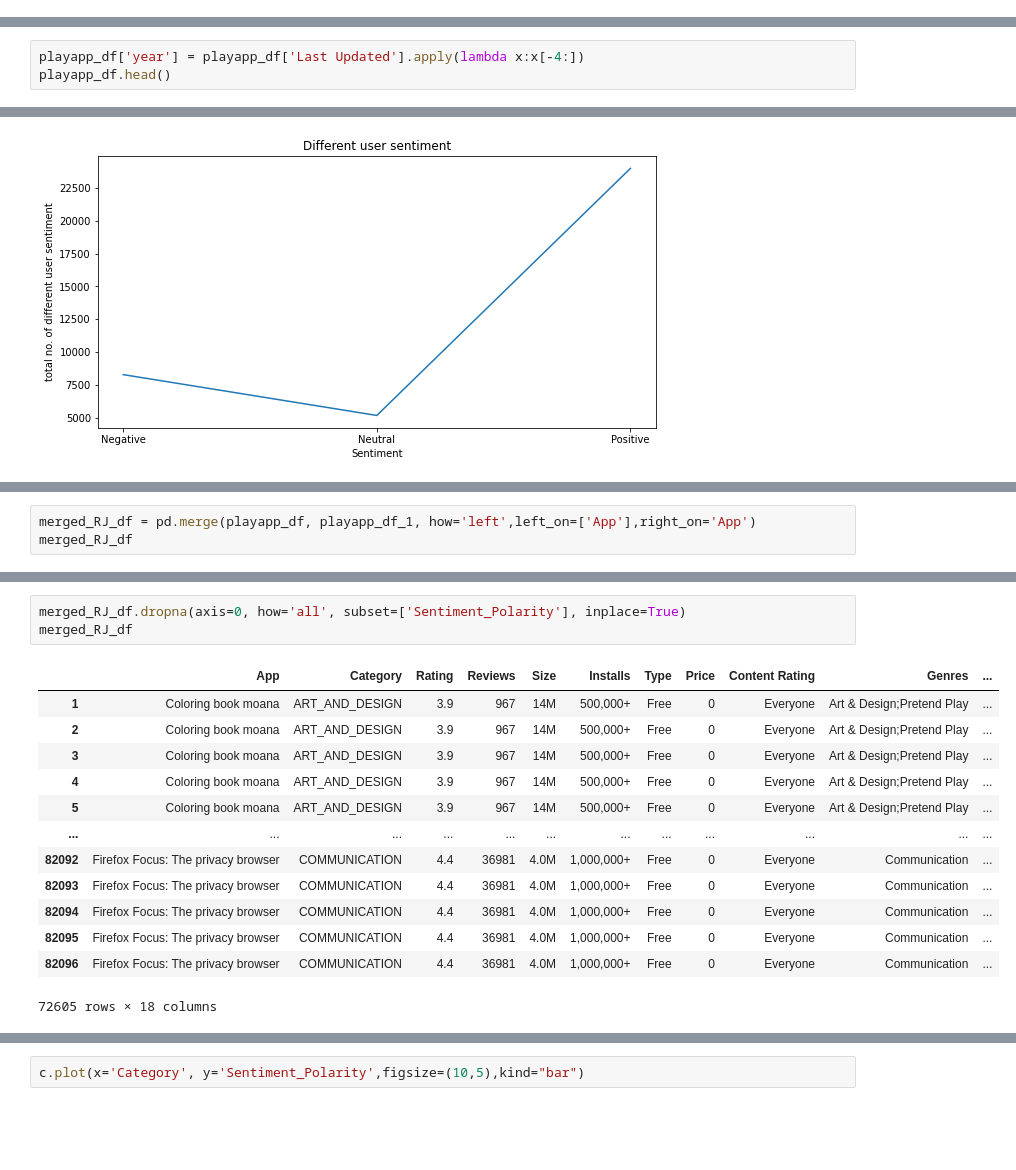
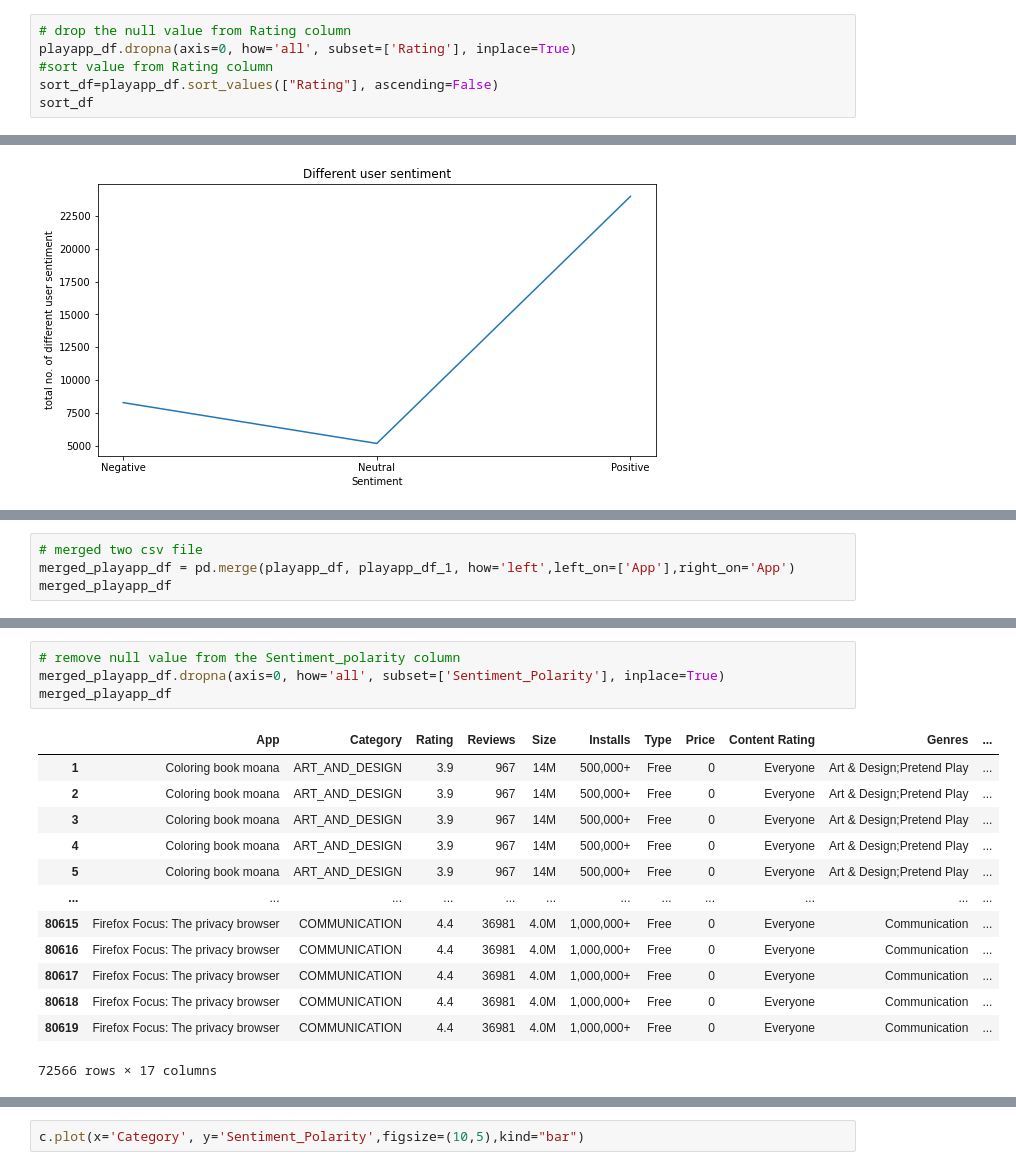
Before and after one commit to deepika-2411/Capstone-Project_Play_Store-Data-Analysis, a Jupyter notebook: Copy_of_Play_Store_App_Review_Analysis_Capstone_Project.ipynb, the cells around one changed output, grey strips where cells are left out. Drawn from its saved outputs; the diff is of its cells as text; blank space fills up the shorter version.

```diff
--- a/Copy_of_Play_Store_App_Review_Analysis_Capstone_Project.ipynb
+++ b/Copy_of_Play_Store_App_Review_Analysis_Capstone_Project.ipynb
@@ -52,0 +40,6 @@ sort_df
+# %%
+# drop the null value from Rating column
+playapp_df.dropna(axis=0, how='all', subset=['Rating'], inplace=True)
+#sort value from Rating column
+sort_df=playapp_df.sort_values(["Rating"], ascending=False)
+sort_df
@@ -92,3 +119,0 @@ TypeError: ignored
-# %%
-playapp_df['year'] = playapp_df['Last Updated'].apply(lambda x:x[-4:])
-playapp_df.head()
@@ -214,8 +188,9 @@ plt.xlabel('Sentiment')
 Text(0.5, 0, 'Sentiment')
 [figure]
 # %%
-merged_RJ_df = pd.merge(playapp_df, playapp_df_1, how='left',left_on=['App'],right_on='App')
-merged_RJ_df
+# merged two csv file
+merged_playapp_df = pd.merge(playapp_df, playapp_df_1, how='left',left_on=['App'],right_on='App')
+merged_playapp_df
 # %% [output]
 |  | App | Category | Rating | Reviews | Size | Installs | Type | Price | Content Rating | Genres | ... |
 | 0 | Photo Editor & Candy Camera & Gri... | ART_AND_DESIGN | 4.1 | 159 | 19M | 10,000+ | Free | 0 | Everyone | Art & Design | ... |
@@ -233,17 +208,18 @@ merged_RJ_df
 # %%
-merged_RJ_df.dropna(axis=0, how='all', subset=['Sentiment_Polarity'], inplace=True)
-merged_RJ_df
+# remove null value from the Sentiment_polarity column
+merged_playapp_df.dropna(axis=0, how='all', subset=['Sentiment_Polarity'], inplace=True)
+merged_playapp_df
 # %% [output]
 |  | App | Category | Rating | Reviews | Size | Installs | Type | Price | Content Rating | Genres | ... |
 | 1 | Coloring book moana | ART_AND_DESIGN | 3.9 | 967 | 14M | 500,000+ | Free | 0 | Everyone | Art & Design;Pretend Play | ... |
 | 2 | Coloring book moana | ART_AND_DESIGN | 3.9 | 967 | 14M | 500,000+ | Free | 0 | Everyone | Art & Design;Pretend Play | ... |
 | 3 | Coloring book moana | ART_AND_DESIGN | 3.9 | 967 | 14M | 500,000+ | Free | 0 | Everyone | Art & Design;Pretend Play | ... |
 | 4 | Coloring book moana | ART_AND_DESIGN | 3.9 | 967 | 14M | 500,000+ | Free | 0 | Everyone | Art & Design;Pretend Play | ... |
 | 5 | Coloring book moana | ART_AND_DESIGN | 3.9 | 967 | 14M | 500,000+ | Free | 0 | Everyone | Art & Design;Pretend Play | ... |
 | ... | ... | ... | ... | ... | ... | ... | ... | ... | ... | ... | ... |
-| 82092 | Firefox Focus: The privacy browser | COMMUNICATION | 4.4 | 36981 | 4.0M | 1,000,000+ | Free | 0 | Everyone | Communication | ... |
-| 82093 | Firefox Focus: The privacy browser | COMMUNICATION | 4.4 | 36981 | 4.0M | 1,000,000+ | Free | 0 | Everyone | Communication | ... |
-| 82094 | Firefox Focus: The privacy browser | COMMUNICATION | 4.4 | 36981 | 4.0M | 1,000,000+ | Free | 0 | Everyone | Communication | ... |
-| 82095 | Firefox Focus: The privacy browser | COMMUNICATION | 4.4 | 36981 | 4.0M | 1,000,000+ | Free | 0 | Everyone | Communication | ... |
-| 82096 | Firefox Focus: The privacy browser | COMMUNICATION | 4.4 | 36981 | 4.0M | 1,000,000+ | Free | 0 | Everyone | Communication | ... |
+| 80615 | Firefox Focus: The privacy browser | COMMUNICATION | 4.4 | 36981 | 4.0M | 1,000,000+ | Free | 0 | Everyone | Communication | ... |
+| 80616 | Firefox Focus: The privacy browser | COMMUNICATION | 4.4 | 36981 | 4.0M | 1,000,000+ | Free | 0 | Everyone | Communication | ... |
+| 80617 | Firefox Focus: The privacy browser | COMMUNICATION | 4.4 | 36981 | 4.0M | 1,000,000+ | Free | 0 | Everyone | Communication | ... |
+| 80618 | Firefox Focus: The privacy browser | COMMUNICATION | 4.4 | 36981 | 4.0M | 1,000,000+ | Free | 0 | Everyone | Communication | ... |
+| 80619 | Firefox Focus: The privacy browser | COMMUNICATION | 4.4 | 36981 | 4.0M | 1,000,000+ | Free | 0 | Everyone | Communication | ... |
-72605 rows × 18 columns
+72566 rows × 17 columns
```
Also changed, not shown: parts of 26 cells of this notebook.
